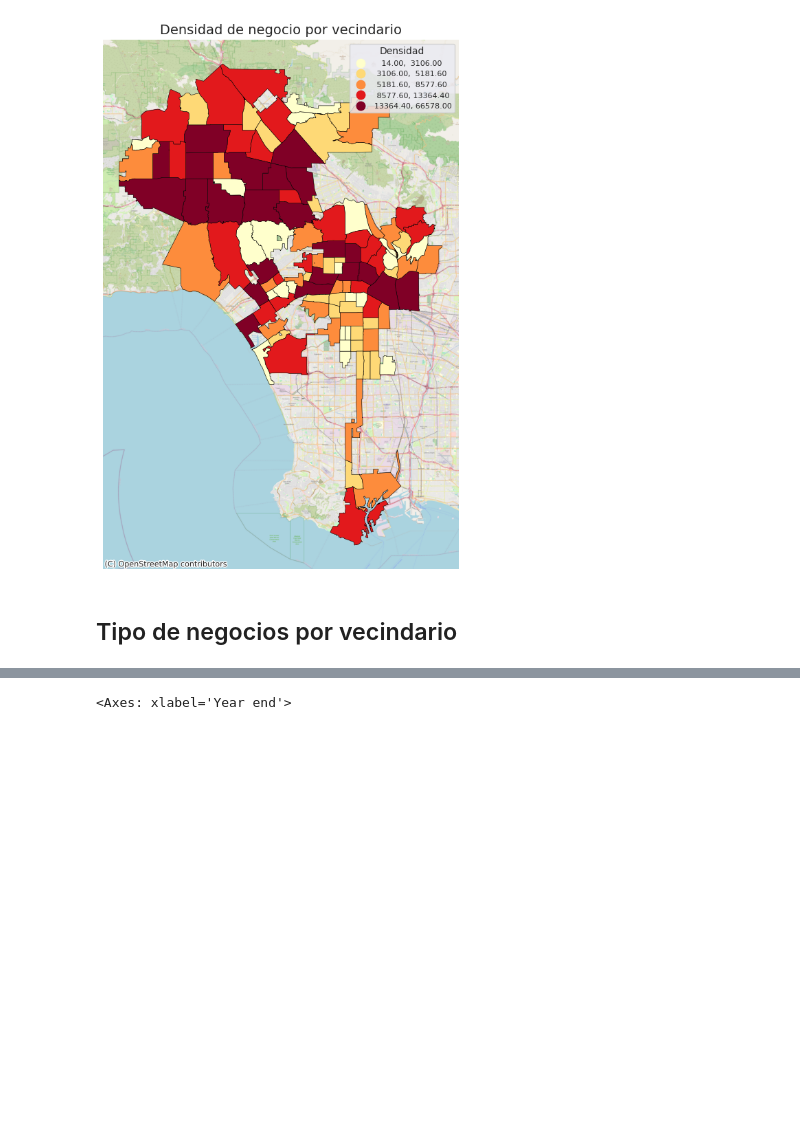
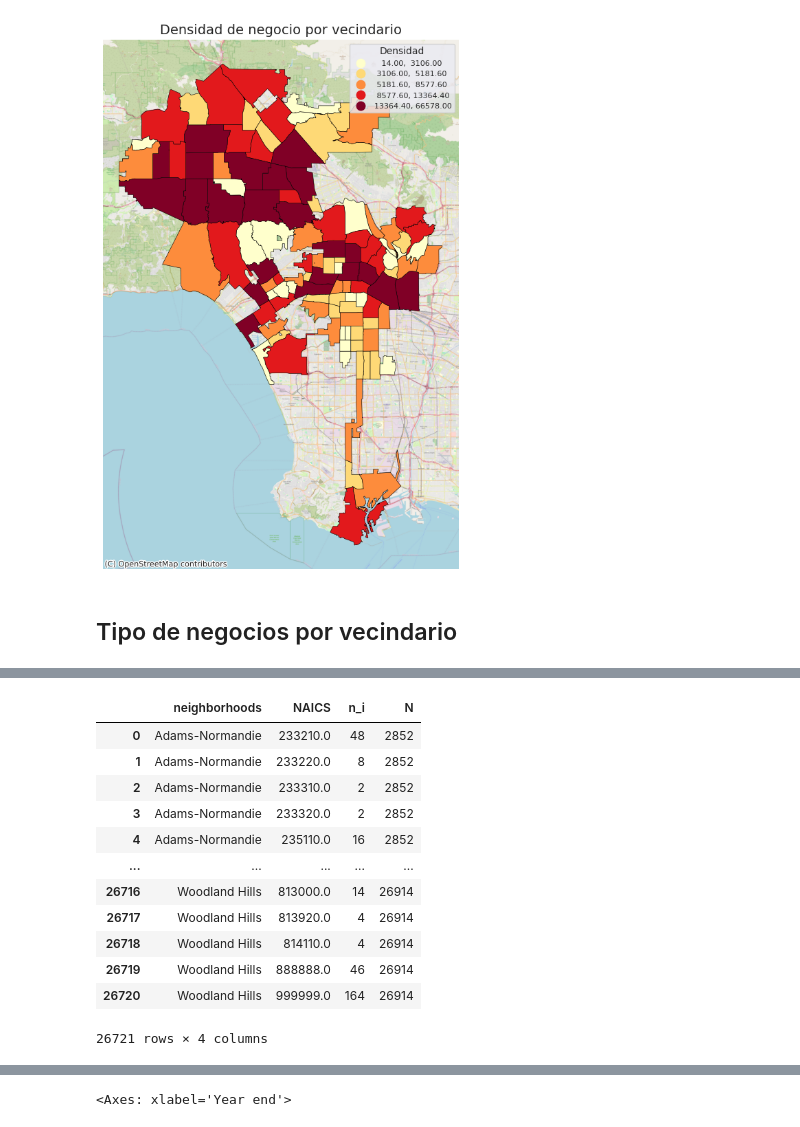
Before and after one commit to JavierFigueroa21/DataScience_KPI_Project, a Jupyter notebook: negocios_fase1.ipynb, the cells around one changed output, grey strips where cells are left out. Drawn from its saved outputs; the diff is of its cells as text; code cells hidden in the pictures; blank space fills up the shorter version.

```diff
--- a/negocios_fase1.ipynb
+++ b/negocios_fase1.ipynb
@@ -849,0 +828,10 @@ plt.show()
+# %%
+counts = (
+    gdf_business
+    .groupby(['neighborhoods','NAICS'])
+    .size()
+    .rename('n_i')
+    .reset_index()
+)
+
+counts
@@ -849,0 +852,18 @@ plt.show()
+# %%
+counts['N'] = counts.groupby('neighborhoods')['n_i'].transform('sum')
+
+counts
+# %% [output]
+|  | neighborhoods | NAICS | n_i | N |
+| 0 | Adams-Normandie | 233210.0 | 48 | 2852 |
+| 1 | Adams-Normandie | 233220.0 | 8 | 2852 |
+| 2 | Adams-Normandie | 233310.0 | 2 | 2852 |
+| 3 | Adams-Normandie | 233320.0 | 2 | 2852 |
+| 4 | Adams-Normandie | 235110.0 | 16 | 2852 |
+| ... | ... | ... | ... | ... |
+| 26716 | Woodland Hills | 813000.0 | 14 | 26914 |
+| 26717 | Woodland Hills | 813920.0 | 4 | 26914 |
+| 26718 | Woodland Hills | 814110.0 | 4 | 26914 |
+| 26719 | Woodland Hills | 888888.0 | 46 | 26914 |
+| 26720 | Woodland Hills | 999999.0 | 164 | 26914 |
+26721 rows × 4 columns
```
Also changed, not shown: parts of 8 cells of this notebook.
